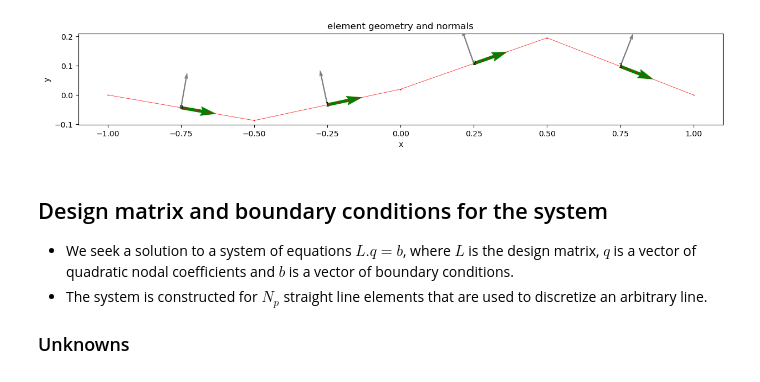
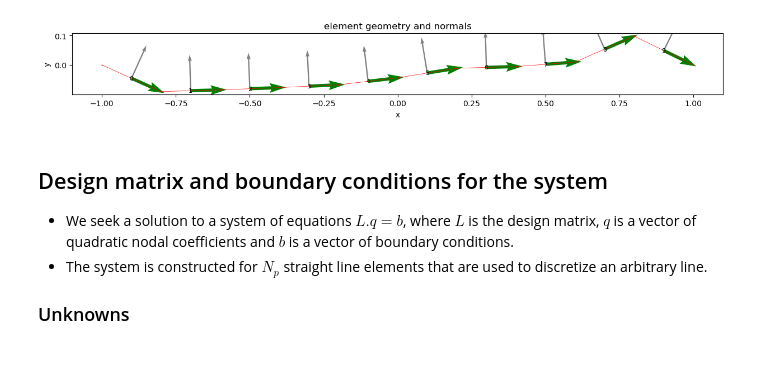
Before and after one commit to mallickrishg/bemcs, a Jupyter notebook: Nonplanarpatches_rotation.ipynb, the cells around one changed output. Saved outputs shown, nothing was run; the diff lists cells and outputs as text; code cells hidden in the pictures.

```diff
--- a/Nonplanarpatches_rotation.ipynb
+++ b/Nonplanarpatches_rotation.ipynb
@@ -99,37 +99,37 @@ q_s^{2a} \\ q_s^{2b} \\ q_s^{2c} \\ q_n^{2a} \\ q_n^{2b} \\ q_n^{2c} \end{bmatri
 \end{equation}$
 # %%
 # use a non-uniform mesh
-n_elements = 4
+n_elements = 10
 # sorted_xlocs = np.sort(np.random.uniform(size=n_elements-1,low=-0.7,high=0.9))
 sorted_xlocs = np.linspace(-1 + 2/n_elements,1-2/n_elements,n_elements-1)
-sorted_ylocs = np.sort(np.random.uniform(size=n_elements-1,low=-0.2,high=0.2))
+sorted_ylocs = np.sort(np.random.uniform(size=n_elements-1,low=-0.1,high=0.1))
 
 # x1 = np.array((-1.,0,0.1))
 # x2 = np.array((0.,0.1,1.))
 # y1 = np.array((0.5,0.5,-0.5))
 # y2 = np.array((0.5,-0.5,-0.5))
 x1 = np.concatenate((np.array([-1.]), sorted_xlocs))
 x2 = np.concatenate((sorted_xlocs,np.array([1.])))
 y1 = np.concatenate((np.array([0.]), sorted_ylocs))
 y2 = np.concatenate((sorted_ylocs,np.array([0.])))
 # y1 = -np.sin(np.pi/4)*x1
 # y2 = -np.sin(np.pi/4)*x2
 
 elements = []
 element = {}
 for i in range(n_elements):
     element["x1"] = x1[i]
     element["y1"] = y1[i]
     element["x2"] = x2[i]
     element["y2"] = y2[i]
     elements.append(element.copy())
 elements = bemcs.standardize_elements(elements)
 
 # plot geometry of mesh
 plt.figure(figsize=(15,5))
 bemcs.plot_element_geometry(elements)
 # %% [output]
-[figure, old version]
+[figure, new version]
 # %% [markdown]
 ## Design matrix and boundary conditions for the system
 
```
Also changed, not shown: parts of 6 cells of this notebook.
